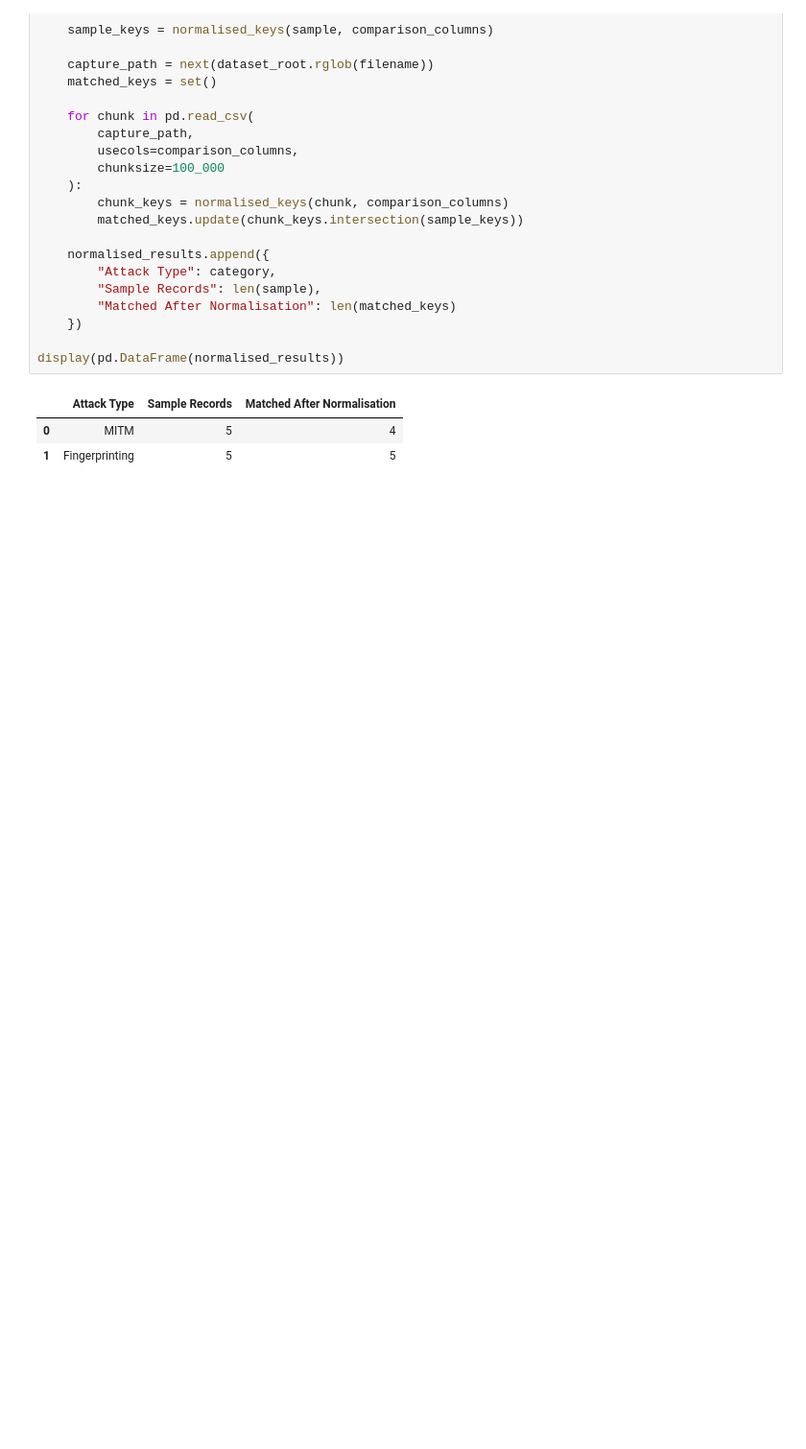
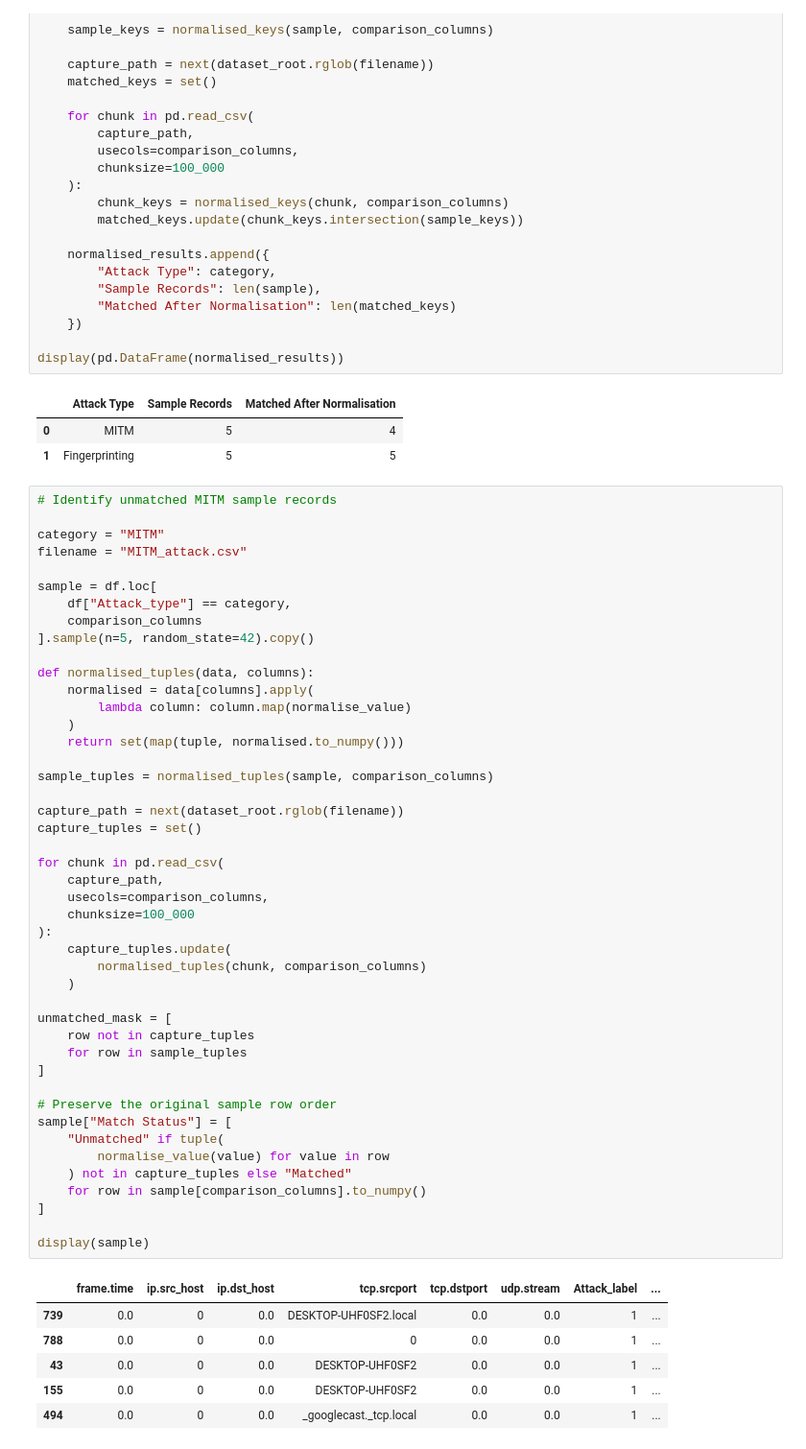
Before and after one commit to Agumekenneth/Data-Science-Final-year-Project--Prototype-1, a Jupyter notebook: IoT.ipynb, the cells around one changed output. Shown at 96% size. Cells and saved outputs as stored; diff of their text form; blank space fills up the shorter version.

```diff
--- a/IoT.ipynb
+++ b/IoT.ipynb
@@ -953,3 +953,55 @@ display(pd.DataFrame(normalised_results))
 |  | Attack Type | Sample Records | Matched After Normalisation |
 | 0 | MITM | 5 | 4 |
 | 1 | Fingerprinting | 5 | 5 |
+# %%
+# Identify unmatched MITM sample records
+
+category = "MITM"
+filename = "MITM_attack.csv"
+
+sample = df.loc[
+    df["Attack_type"] == category,
+    comparison_columns
+].sample(n=5, random_state=42).copy()
+
+def normalised_tuples(data, columns):
+    normalised = data[columns].apply(
+        lambda column: column.map(normalise_value)
+    )
+    return set(map(tuple, normalised.to_numpy()))
+
+sample_tuples = normalised_tuples(sample, comparison_columns)
+
+capture_path = next(dataset_root.rglob(filename))
+capture_tuples = set()
+
+for chunk in pd.read_csv(
+    capture_path,
+    usecols=comparison_columns,
+    chunksize=100_000
+):
+    capture_tuples.update(
+        normalised_tuples(chunk, comparison_columns)
+    )
+
+unmatched_mask = [
+    row not in capture_tuples
+    for row in sample_tuples
+]
+
+# Preserve the original sample row order
+sample["Match Status"] = [
+    "Unmatched" if tuple(
+        normalise_value(value) for value in row
+    ) not in capture_tuples else "Matched"
+    for row in sample[comparison_columns].to_numpy()
+]
+
+display(sample)
+# %% [output]
+|  | frame.time | ip.src_host | ip.dst_host | tcp.srcport | tcp.dstport | udp.stream | Attack_label | ... |
+| 739 | 0.0 | 0 | 0.0 | DESKTOP-UHF0SF2.local | 0.0 | 0.0 | 1 | ... |
+| 788 | 0.0 | 0 | 0.0 | 0 | 0.0 | 0.0 | 1 | ... |
+| 43 | 0.0 | 0 | 0.0 | DESKTOP-UHF0SF2 | 0.0 | 0.0 | 1 | ... |
+| 155 | 0.0 | 0 | 0.0 | DESKTOP-UHF0SF2 | 0.0 | 0.0 | 1 | ... |
+| 494 | 0.0 | 0 | 0.0 | _googlecast._tcp.local | 0.0 | 0.0 | 1 | ... |
```
